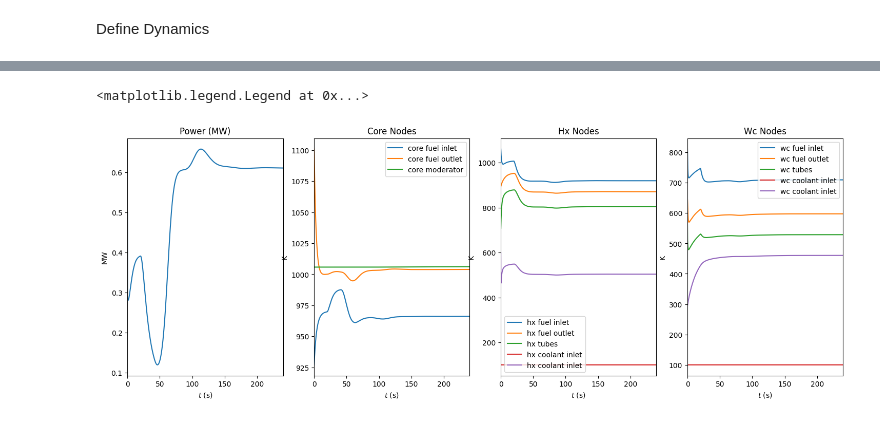
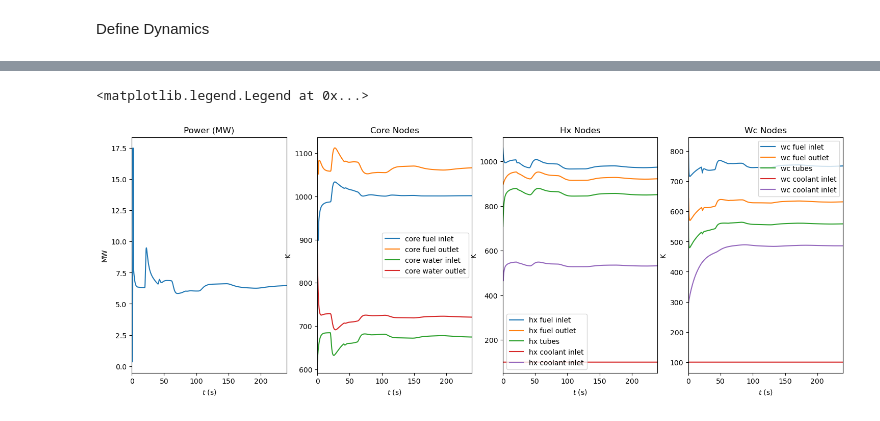
Before and after one commit to MalteHanse/RFP, a Jupyter notebook: Project1/msrDynamics-develop/examples/toy_reactor/toy_reactor.ipynb, the cells around one changed output, grey strips where cells are left out. Saved outputs shown, nothing was run; the diff lists cells and outputs as text; code cells hidden in the pictures.

```diff
--- a/Project1/msrDynamics-develop/examples/toy_reactor/toy_reactor.ipynb
+++ b/Project1/msrDynamics-develop/examples/toy_reactor/toy_reactor.ipynb
@@ -16,7 +16,10 @@ MSR = System()
 # core nodes
 cf_in = Node(m = m_f_c/2, scp = scp_f, W = W_f, y0 = T0_c_f1)  # core fuel inlet
 cf_out = Node(m = m_f_c/2, scp = scp_f, W = W_f, y0 = T0_c_f2) # core fuel outlet
-cm = Node(m = m_m_c, scp = scp_m, y0 = T0_c_m)                 # core moderator
+#cm = Node(m = m_m_c, scp = scp_m, y0 = T0_c_m)                 # core moderator
+cw_in = Node(m = m_w_core/2, scp = scp_hw, W = W_hw, y0 = T0_hw_core_in)
+cw_out = Node(m = m_w_core/2, scp = scp_hw, W = W_hw, y0 = T0_hw_core_out)
+
 
 n = Node(y0 = n_frac0)     # fractional neutron density
 C1 = Node(y0 = C0[0])      # precursor group 1
@@ -42,7 +45,7 @@ wc_s_in = Node(m = m_w, scp = scp_w, W = W_w, y0 = T0_w_in)  # wc secondary circ
 wc_s_out = Node(m = m_w, scp = scp_w, W = W_w, y0 = T0_w_out) # wc secondary circuit outlet
 
 # populate system
-MSR.add_nodes([cf_in,cf_out,cm,n,C1,C2,C3,C4,C5,C6,rho,
+MSR.add_nodes([cf_in,cf_out, cw_in, cw_out, n,C1,C2,C3,C4,C5,C6,rho,
               hx_p_in,hx_p_out,hx_t,hx_s_in,hx_s_out,
               wc_p_in, wc_p_out, wc_t, wc_s_in, wc_s_out])
 # %% [markdown]
@@ -51,14 +54,31 @@ Define Dynamics
 # core
 cf_in.set_dTdt_advective(source = hx_p_out.y(t-tau_hx_c_f))
 cf_in.set_dTdt_internal(source = n.y(), k = k_f1*P)
-cf_in.set_dTdt_convective(source = [cm.y()], hA = [hA_ft_c/2])
+cf_in.set_dTdt_convective(source = [cw_in.y()], hA = [hA_tc_c/2])
 
 cf_out.set_dTdt_advective(source = cf_in.y())
 cf_out.set_dTdt_internal(source = n.y(), k = k_f2*P)
-cf_out.set_dTdt_convective(source = [cm.y()], hA = [hA_ft_c/2])
+cf_out.set_dTdt_convective(source = [cw_out.y()], hA = [hA_tc_c/2])
 
-cm.set_dTdt_internal(source = n.y(), k = k_m*P)
-cm.set_dTdt_convective(source = [cf_in.y(), cf_out.y()], hA = [hA_mc_c/2]*2)
+
+#cm.set_dTdt_internal(source = n.y(), k = k_m*P)
+#cm.set_dTdt_convective(source = [cf_in.y(), cf_out.y(), cw_in.y(), cw_out.y()], hA = [hA_mc_c/2, hA_mc_c/2, hA_mc_c/2, hA_mc_c/2])
+
+
+#new part with the core. where we split it up
+cw_in.set_dTdt_advective(source = wc_p_out.y(t-tau_c_hx_f))
+cw_in.set_dTdt_internal(source = n.y(), k = k_f1*P)
+cw_in.set_dTdt_convective(source = [cf_in.y()], hA = [hA_tc_c/2])
+
+cw_out.set_dTdt_advective(source = cw_in.y())
+cw_out.set_dTdt_internal(source = n.y(), k = k_f2*P)
+cw_out.set_dTdt_convective(source = [cf_out.y()], hA = [hA_tc_c/2])
+
+
+#hA_ft_c fuel - tube
+#hA_tc_c fuel - coolant
+#hA_mc_c moderator - coolant
+
 
 n.set_dndt(rho.y(), beta_t, Lam, lam, [C1.y(), C2.y(), C3.y(), C4.y(), C5.y(), C6.y()])
 C1.set_dcdt(n.y(), beta[0], Lam, lam[0], True, tau_c, tau_l)
@@ -67,7 +87,7 @@ C3.set_dcdt(n.y(), beta[2], Lam, lam[2], True, tau_c, tau_l)
 C4.set_dcdt(n.y(), beta[3], Lam, lam[3], True, tau_c, tau_l)
 C5.set_dcdt(n.y(), beta[4], Lam, lam[4], True, tau_c, tau_l)
 C6.set_dcdt(n.y(), beta[5], Lam, lam[5], True, tau_c, tau_l)
-rho.set_drdt([cf_in.dydt(),cf_out.dydt(),cm.dydt()],[a_f/2,a_f/2,a_b])
+rho.set_drdt([cf_in.dydt(),cf_out.dydt(),cw_in.dydt(), cw_out.dydt()],[a_f/2,a_f/2,a_c/2, a_c/2])
 
 # heat exchanger
 hx_p_in.set_dTdt_advective(source = cf_out.y(t-tau_c_hx_f))
@@ -123,36 +144,39 @@ axs[0].set_ylabel("MW")
 # core temps
 axs[1].plot(T, cf_in.y_out, label = "core fuel inlet")
 axs[1].plot(T, cf_out.y_out, label = "core fuel outlet")
-axs[1].plot(T, cm.y_out, label = "core moderator")
+#axs[1].plot(T, cm.y_out, label = "core moderator")
+axs[1].plot(T, cw_in.y_out, label = "core water inlet")
+axs[1].plot(T, cw_out.y_out, label = "core water outlet")
 axs[1].legend()
 axs[1].set_xlim(t0,tf)
 axs[1].set_xlabel(r"$t$ (s)")
 axs[1].set_ylabel("K")
 axs[1].set_title("Core Nodes")
+
 
 # hx temps
 axs[2].plot(T,hx_p_in.y_out,label = "hx fuel inlet")
 axs[2].plot(T,hx_p_out.y_out,label = "hx fuel outlet")
 axs[2].plot(T,hx_t.y_out,label = "hx tubes")
 axs[2].plot(T,[100]*len(T),label = "hx coolant inlet")
 axs[2].plot(T,hx_s_out.y_out,label = "hx coolant inlet")
 axs[2].set_xlim(t0,tf)
 axs[2].set_xlabel(r"$t$ (s)")
 axs[2].set_ylabel("K")
 axs[2].set_title("Hx Nodes")
 axs[2].legend()
 
 # wc temps
 axs[3].plot(T,wc_p_in.y_out,label = "wc fuel inlet")
 axs[3].plot(T,wc_p_out.y_out,label = "wc fuel outlet")
 axs[3].plot(T,wc_t.y_out,label = "wc tubes")
 axs[3].plot(T,[100]*len(T),label = "wc coolant inlet")
 axs[3].plot(T,wc_s_out.y_out,label = "wc coolant inlet")
 axs[3].set_xlim(t0,tf)
 axs[3].set_xlabel(r"$t$ (s)")
 axs[3].set_ylabel("K")
 axs[3].set_title("Wc Nodes")
 axs[3].legend()
 # %% [output]
 <matplotlib.legend.Legend at 0x...>
-[figure, old version]
+[figure, new version]
```
Also changed, not shown: parts of 1 cell of this notebook, 1 other file.
